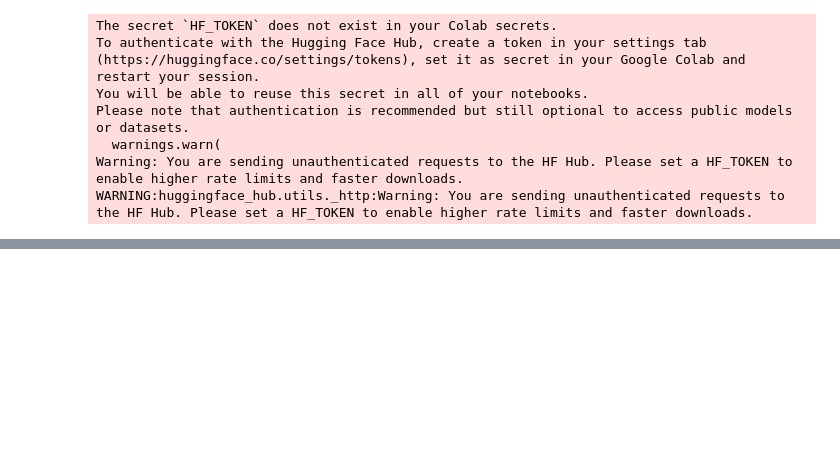
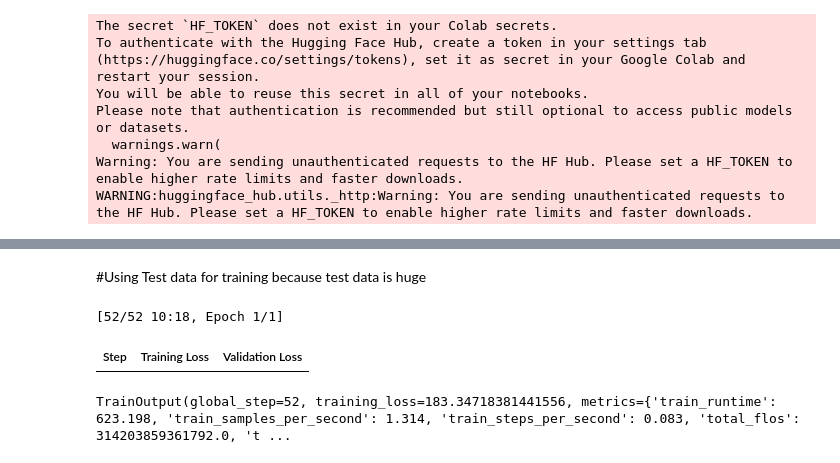
Before and after one commit to Karsuman4298/Generative-AI, a Jupyter notebook: Text_Summarizer_project.ipynb, the cells around one changed output, grey strips where cells are left out. Drawn from its saved outputs; the diff is of its cells as text; code cells hidden in the pictures; blank space fills up the shorter version.

```diff
--- a/Text_Summarizer_project.ipynb
+++ b/Text_Summarizer_project.ipynb
@@ -125,0 +178,2 @@ from transformers import AutoModelForSeq2SeqLM
+# %%
+dataset_tokenized=dataset.map(convert_example_to_token,batched=True)
@@ -125,0 +229,3 @@ from transformers import AutoModelForSeq2SeqLM
+# %%
+from transformers import  DataCollatorForSeq2Seq
+seq2seq_data_collator = DataCollatorForSeq2Seq(tokenizer,model=model_pegasus)
@@ -125,0 +252,19 @@ from transformers import AutoModelForSeq2SeqLM
+# %%
+from transformers import TrainingArguments,Trainer
+
+trainer_args=TrainingArguments(
+    output_dir='pegasus-samsum',
+    num_train_epochs=1,
+    warmup_steps=500,
+    per_device_train_batch_size=1,
+    per_device_eval_batch_size=1,
+    weight_decay=0.01,
+    logging_steps=10,
+    eval_strategy='steps',
+    eval_steps=500,
+    save_steps=1e6,
+    gradient_accumulation_steps=16,
+
+)
+# %% [markdown]
+#Using Test data for training because test data is huge
@@ -125,0 +280,6 @@ from transformers import AutoModelForSeq2SeqLM
+# %%
+trainer.train()
+# %% [output]
+[52/52 10:18, Epoch 1/1]
+| Step | Training Loss | Validation Loss |
+TrainOutput(global_step=52, training_loss=183.34718381441556, metrics={'train_runtime': 623.198, 'train_samples_per_second': 1.314, 'train_steps_per_second': 0.083, 'total_flos': 314203859361792.0, 't ...
```
Also changed, not shown: parts of 26 cells of this notebook.
